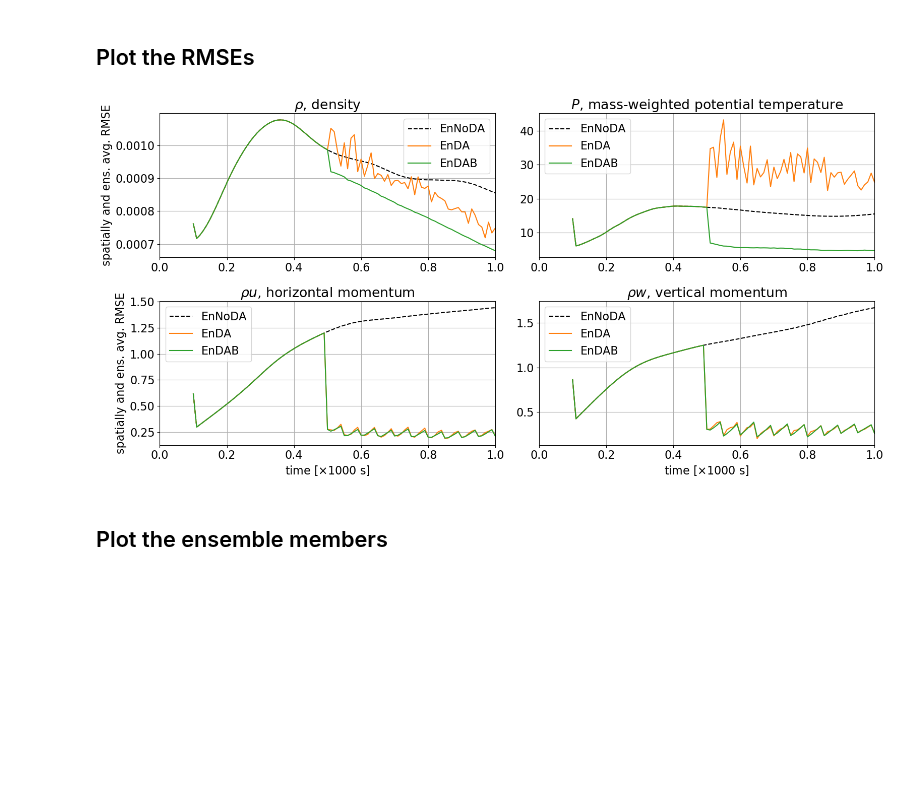
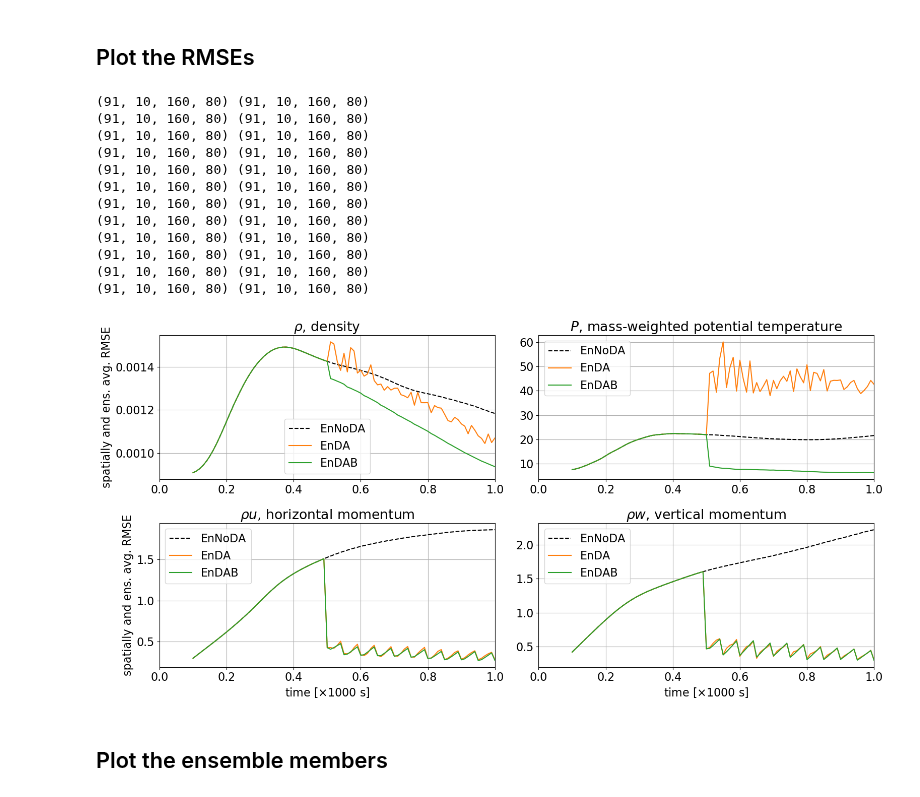
Before and after one commit to ray-chew/pyBELLA, a Jupyter notebook: visualiser_debugger/review_localdab/rmse_ensemble.ipynb, the cells around one changed output. Saved outputs shown, nothing was run; the diff lists cells and outputs as text; code cells hidden in the pictures; blank space fills up the shorter version.

```diff
--- a/visualiser_debugger/review_localdab/rmse_ensemble.ipynb
+++ b/visualiser_debugger/review_localdab/rmse_ensemble.ipynb
@@ -25,8 +25,8 @@ euler = False
 rb = True
 
 # Plot format for MWR or arXiv?
-MWR = False
-arXiv = True
+MWR = True
+arXiv = False
 # %% [markdown]
 ## For given test case, load the relevant parameters
 # %%
@@ -163,7 +163,7 @@ def unitify(arr,attribute,tc,N,sfx,lbl):
 
 
 def get_ens(sfx,attribute,lbl,diff=False):
-    ens = tc.get_ensemble(times, N, attribute, sfx, label_type='TIME', avg=True, diff=diff)[1:]
+    ens = tc.get_ensemble(times, N, attribute, sfx, label_type='TIME', avg=False, diff=diff)[1:]
     if swe:
         ens = ens[:,:,0,:]
 
@@ -182,7 +182,7 @@ for i,attribute in enumerate(attributes):
         ens_3 = get_ens(ens_3_suffix,attribute,lbl)
         ens_4 = get_ens(ens_4_suffix,attribute,lbl)
 
-    truth = tc.get_ensemble(times, 1, attribute, 'truth%s_ib-0' %aux_ref, label_type='TIME',avg=True)
+    truth = tc.get_ensemble(times, 1, attribute, 'truth%s_ib-0' %aux_ref, label_type='TIME',avg=True)[1:]
     if swe: truth = truth[:,:,0,:]
     truth = unitify(truth, attribute, tc, 1, 'truth%s_ib-0' %aux_ref,lbl)
 
@@ -230,34 +230,46 @@ for i,attribute in enumerate(attributes):
         if attribute == 'rhou':
             ax.set_xlabel(r'time [$\times 100$ s]')
         elif attribute == 'rhov':
             ax.set_xlabel(r'time [$\times 100$ s]')
     elif rb:
         if attribute == 'rhou':
             ax.set_xlabel(r'time [$\times 1000$ s]')
         elif attribute == 'rhov':
             ax.set_xlabel(r'time [$\times 1000$ s]')
 
 if euler:
     pl.fig.tight_layout()
     if MWR:
         pl.fig.subplots_adjust(bottom=0.22)
     elif arXiv:
         pl.fig.subplots_adjust(bottom=0.22)
     pl.fig.legend((l1, l2, l3, l4, l5),
                   labels=('EnNoDA', r'EnDA $\{ \rho u, \rho w \}$', r'EnDAB $\{ \rho u, \rho w \}$',
                           r'EnDA $\{ \rho, \rho u, \rho w, P, \pi \}$', r'EnDAB $\{ \rho, \rho u, \rho w, P, \pi \}$'),
 #                   ncol=5,
                   ncol=3,
                   loc='lower center',
                   bbox_to_anchor=(0.5, -0.01, 0.0, 0.0),
                   fontsize='large'
                  )
 
 # plt.tight_layout()
 plt.savefig('./output/%sRmse.pdf' %(lbl), bbox_inches="tight")
 plt.show()
 # %% [output]
+(91, 10, 160, 80) (91, 10, 160, 80)
+(91, 10, 160, 80) (91, 10, 160, 80)
+(91, 10, 160, 80) (91, 10, 160, 80)
+(91, 10, 160, 80) (91, 10, 160, 80)
+(91, 10, 160, 80) (91, 10, 160, 80)
+(91, 10, 160, 80) (91, 10, 160, 80)
+(91, 10, 160, 80) (91, 10, 160, 80)
+(91, 10, 160, 80) (91, 10, 160, 80)
+(91, 10, 160, 80) (91, 10, 160, 80)
+(91, 10, 160, 80) (91, 10, 160, 80)
+(91, 10, 160, 80) (91, 10, 160, 80)
+(91, 10, 160, 80) (91, 10, 160, 80)
-[figure, old version]
+[figure, new version]
 # %% [markdown]
 ## Plot the ensemble members
 # %%
```
Also changed, not shown: parts of 1 cell of this notebook, 3 other files.
